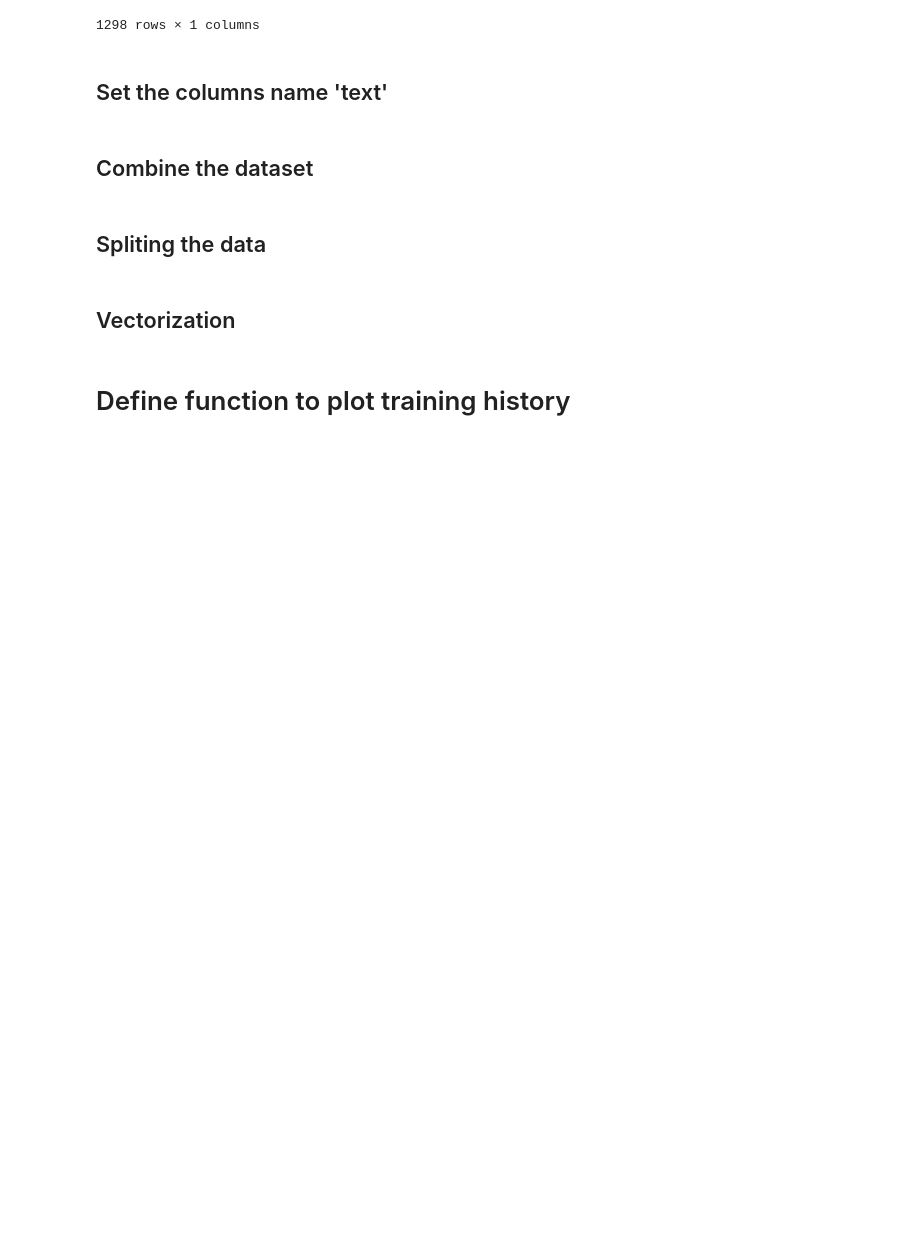
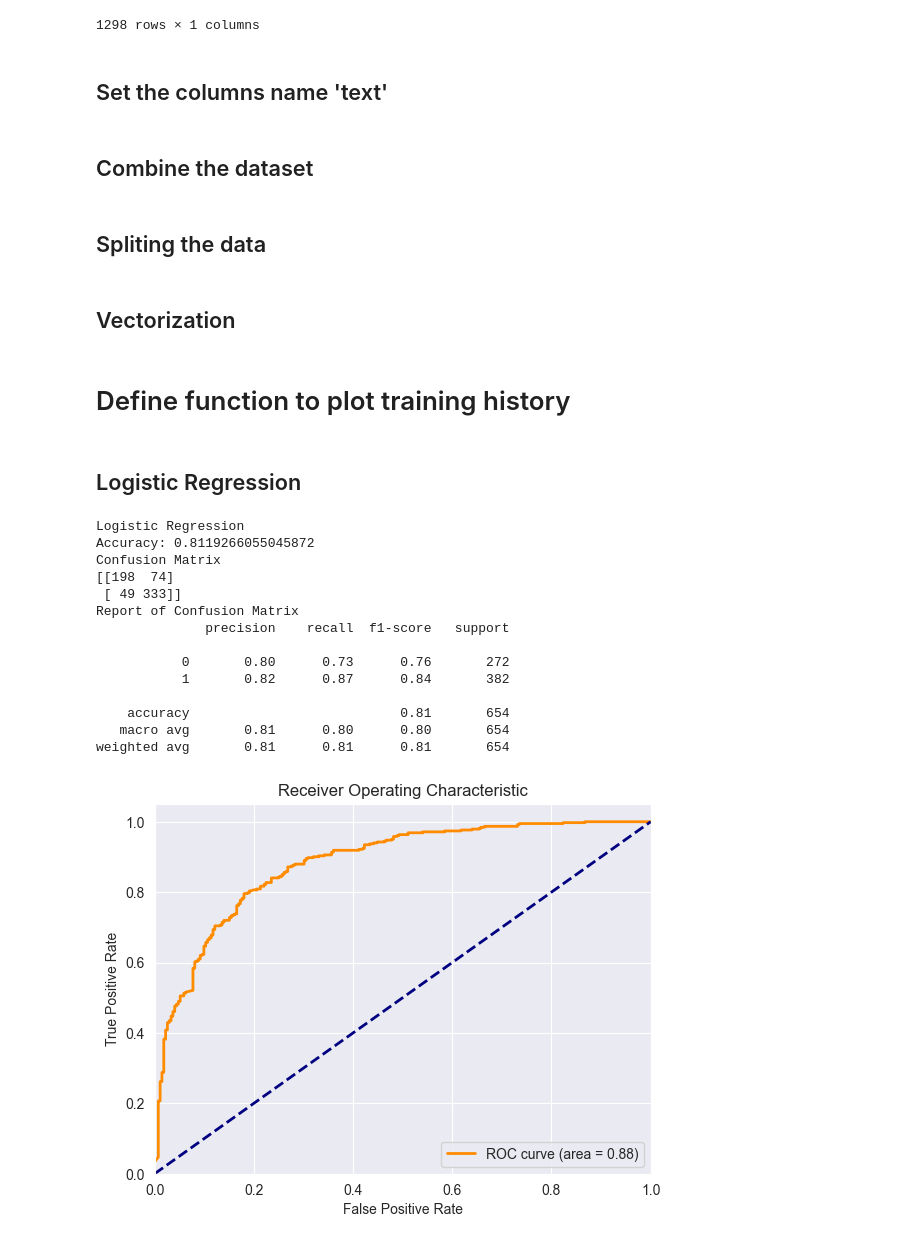
Before and after one commit to abuhmhai/Machine-Learning-X, a Jupyter notebook: NN Fake News Detection.ipynb, the cells around one changed output. Cells and saved outputs as stored; diff of their text form; code cells hidden in the pictures; blank space fills up the shorter version.

Commit message:
logistic regression

```diff
--- a/NN Fake News Detection.ipynb
+++ b/NN Fake News Detection.ipynb
@@ -113,4 +113,34 @@ def evaluate_model(model, X_trai,y_train,X_test,y_test):
     y_pred_prob=model.predict_proba(X_test)[:,1]
 
     accuracy=accuracy_score(y_test,y_pred)
-    confusion_matrix=confusion_matrix(y_test,y_pred)
+    cm=confusion_matrix(y_test,y_pred)
+    report = classification_report(y_test,y_pred)
+
+    print(f'Accuracy: {accuracy}')
+    print('Confusion Matrix')
+    print(cm)
+    print(f'Report of Confusion Matrix')
+    print(report)
+    plot_roc_curve(y_test,y_pred_prob)
+# %% [markdown]
+## Logistic Regression
+# %%
+print("Logistic Regression")
+logreg=LogisticRegression(max_iter=1000)
+evaluate_model(logreg,X_train_tfidf,y_train,X_test_tfidf,y_test)
+# %% [output]
+Logistic Regression
+Accuracy: 0.8119266055045872
+Confusion Matrix
+[[198  74]
+ [ 49 333]]
+Report of Confusion Matrix
+              precision    recall  f1-score   support
+
+           0       0.80      0.73      0.76       272
+           1       0.82      0.87      0.84       382
+
+    accuracy                           0.81       654
+   macro avg       0.81      0.80      0.80       654
+weighted avg       0.81      0.81      0.81       654
+[figure, added]
```
